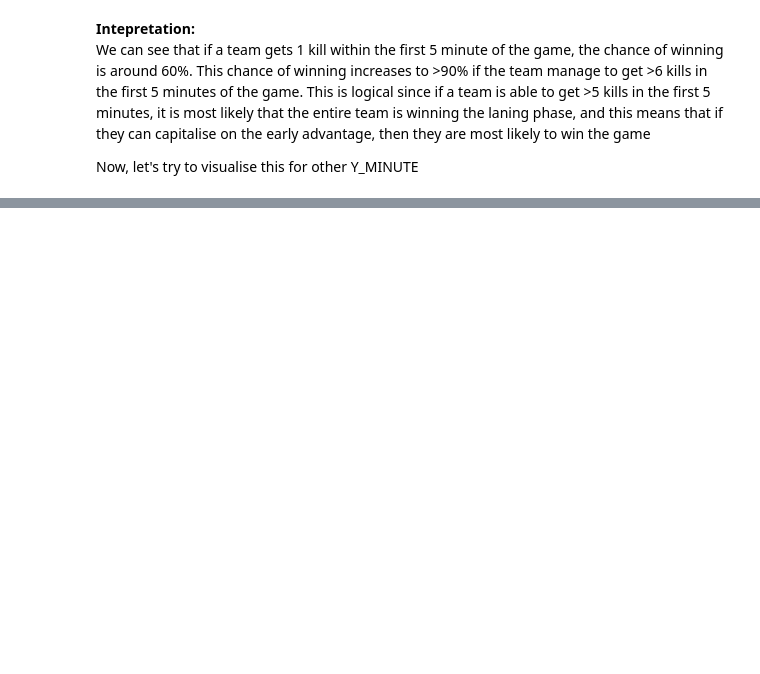
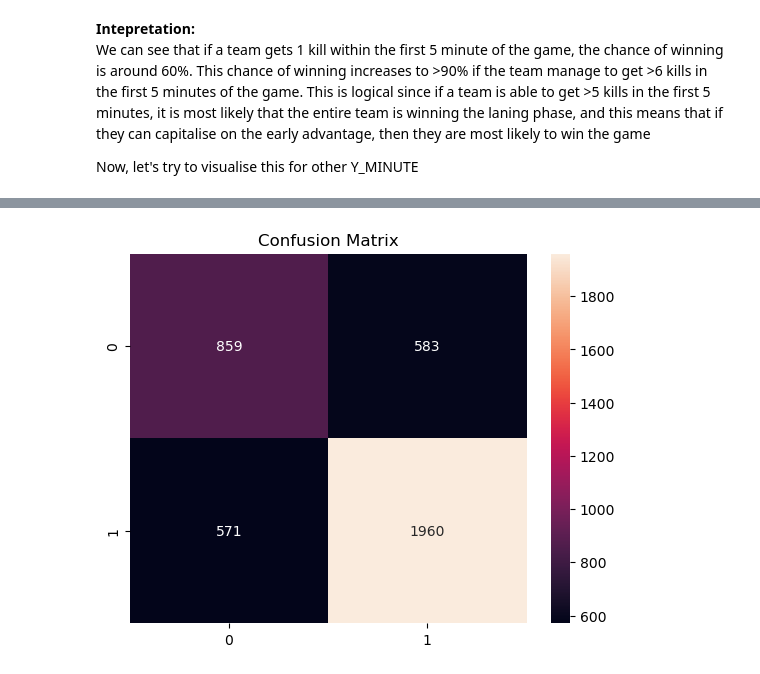
Before and after one commit to oscarqjh/NTU_SC1015_Project, a Jupyter notebook: LogisticRegression.ipynb, the cells around one changed output, grey strips where cells are left out. Drawn from its saved outputs; the diff is of its cells as text; code cells hidden in the pictures; blank space fills up the shorter version.

```diff
--- a/LogisticRegression.ipynb
+++ b/LogisticRegression.ipynb
@@ -203,0 +275,18 @@ Continue in `RNN.ipynb`
+# %%
+# before y minutes
+Y_MINUTE = 15
+towers_reg = towers_all.copy(deep=True)
+towers_reg = towers_reg[towers_reg['value'] <= Y_MINUTE]
+
+X = towers_reg['counts'].values.reshape(-1,1)
+y = towers_reg['won'].values.reshape(-1,1)
+
+# train/test split
+X_train, X_test, y_train, y_test = train_test_split(X, y, test_size=0.3)
+
+# logistic regression
+logreg = LogisticRegression()
+logreg.fit(X_train, y_train)
+
+prediction = logreg.predict(X_test)
+print(classification_report(y_test,prediction))
@@ -203,0 +302,7 @@ Continue in `RNN.ipynb`
+# %%
+cm = confusion_matrix(y_test, logreg.predict(X_test))
+sns.heatmap(data=cm, annot=True, fmt='.0f')
+plt.title("Confusion Matrix")
+plt.show()
+# %% [output]
+[figure, added]
```
Also changed, not shown: parts of 16 cells of this notebook, 8 other files.
